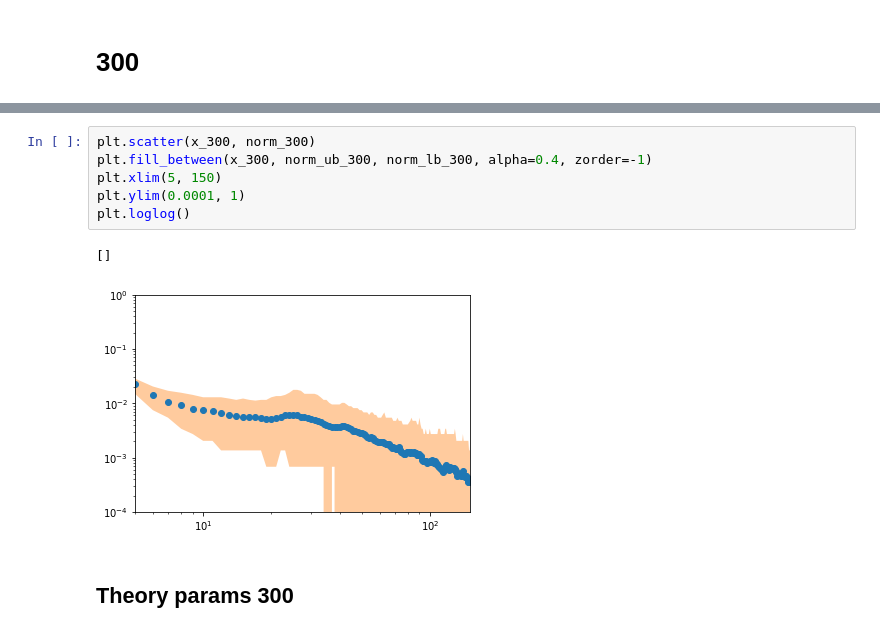
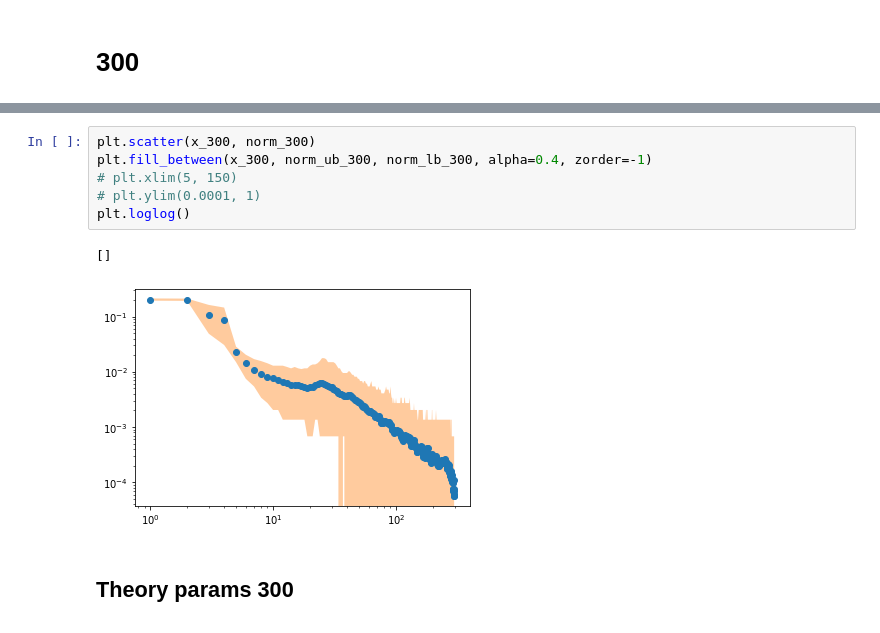
Before and after one commit to meyresearch/amino_acid_distance_distributions, a Jupyter notebook: scripts/fitting.ipynb, the cells around one changed output, grey strips where cells are left out. Cells and saved outputs as stored; diff of their text form.

```diff
--- a/scripts/fitting.ipynb
+++ b/scripts/fitting.ipynb
@@ -327,12 +355,12 @@ x_300 = np.linspace(1, 300, 300)[:-1]
 # %%
 plt.scatter(x_300, norm_300)
 plt.fill_between(x_300, norm_ub_300, norm_lb_300, alpha=0.4, zorder=-1)
-plt.xlim(5, 150)
-plt.ylim(0.0001, 1)
+# plt.xlim(5, 150)
+# plt.ylim(0.0001, 1)
 plt.loglog()
 # %% [output]
 []
-[figure, old version]
+[figure, new version]
 # %% [markdown]
 ## Theory params 300
 # %%
```
Also changed, not shown: parts of 11 cells of this notebook, 2 other files.
